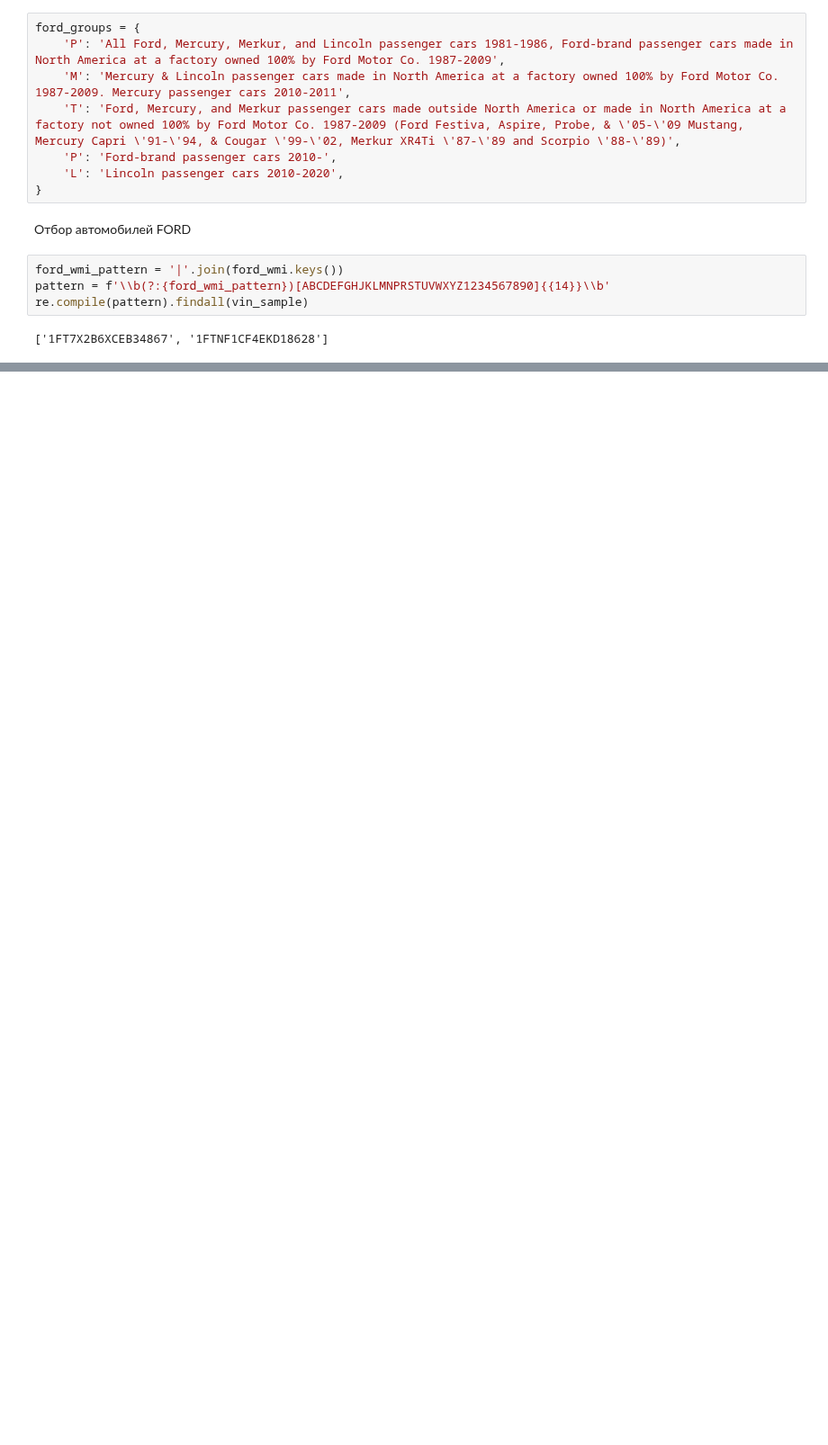
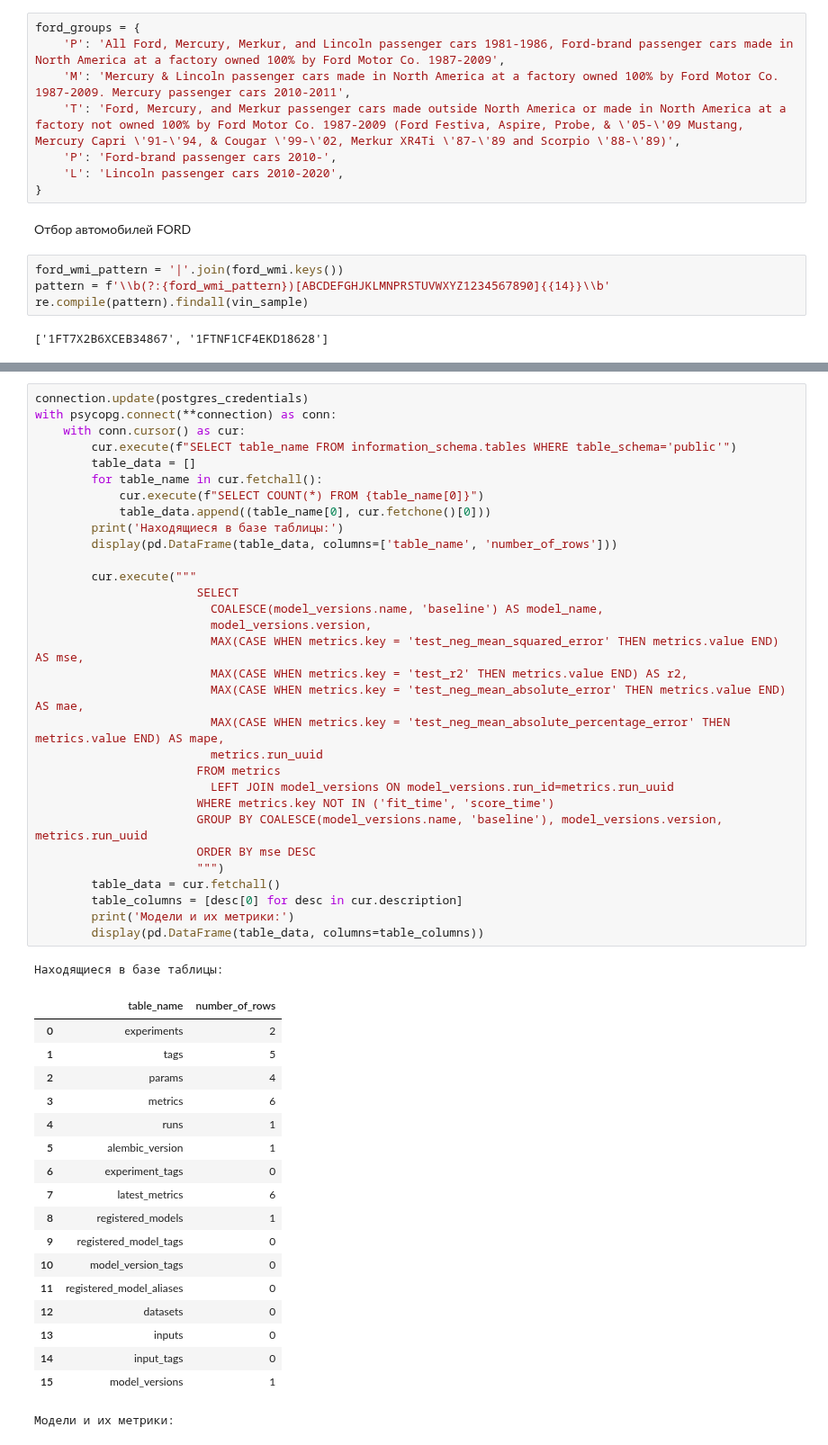
Before and after one commit to denis-42ds/decoding_vin_codes, a Jupyter notebook: decoding_vin_codes.ipynb, the cells around one changed output, grey strips where cells are left out. Shown at 90% size. Cells and saved outputs as stored; diff of their text form; blank space fills up the shorter version.

```diff
--- a/decoding_vin_codes.ipynb
+++ b/decoding_vin_codes.ipynb
@@ -309,0 +478,51 @@ re.compile(pattern).findall(vin_sample)
+# %%
+connection.update(postgres_credentials)
+with psycopg.connect(**connection) as conn:
+    with conn.cursor() as cur:
+        cur.execute(f"SELECT table_name FROM information_schema.tables WHERE table_schema='public'")
+        table_data = []
+        for table_name in cur.fetchall():
+            cur.execute(f"SELECT COUNT(*) FROM {table_name[0]}")
+            table_data.append((table_name[0], cur.fetchone()[0]))
+        print('Находящиеся в базе таблицы:')
+        display(pd.DataFrame(table_data, columns=['table_name', 'number_of_rows']))
+
+        cur.execute("""
+                       SELECT
+                         COALESCE(model_versions.name, 'baseline') AS model_name,
+                         model_versions.version,
+                         MAX(CASE WHEN metrics.key = 'test_neg_mean_squared_error' THEN metrics.value END) AS mse,
+                         MAX(CASE WHEN metrics.key = 'test_r2' THEN metrics.value END) AS r2,
+                         MAX(CASE WHEN metrics.key = 'test_neg_mean_absolute_error' THEN metrics.value END) AS mae,
+                         MAX(CASE WHEN metrics.key = 'test_neg_mean_absolute_percentage_error' THEN metrics.value END) AS mape,
+                         metrics.run_uuid
+                       FROM metrics
+                         LEFT JOIN model_versions ON model_versions.run_id=metrics.run_uuid
+                       WHERE metrics.key NOT IN ('fit_time', 'score_time')
+                       GROUP BY COALESCE(model_versions.name, 'baseline'), model_versions.version, metrics.run_uuid
+                       ORDER BY mse DESC
+                       """)
+        table_data = cur.fetchall()
+        table_columns = [desc[0] for desc in cur.description]
+        print('Модели и их метрики:')
+        display(pd.DataFrame(table_data, columns=table_columns))
+# %% [output]
+Находящиеся в базе таблицы:
+|  | table_name | number_of_rows |
+| 0 | experiments | 2 |
+| 1 | tags | 5 |
+| 2 | params | 4 |
+| 3 | metrics | 6 |
+| 4 | runs | 1 |
+| 5 | alembic_version | 1 |
+| 6 | experiment_tags | 0 |
+| 7 | latest_metrics | 6 |
+| 8 | registered_models | 1 |
+| 9 | registered_model_tags | 0 |
+| 10 | model_version_tags | 0 |
+| 11 | registered_model_aliases | 0 |
+| 12 | datasets | 0 |
+| 13 | inputs | 0 |
+| 14 | input_tags | 0 |
+| 15 | model_versions | 1 |
+Модели и их метрики:
```
Also changed, not shown: parts of 24 cells of this notebook, 7 other files.
